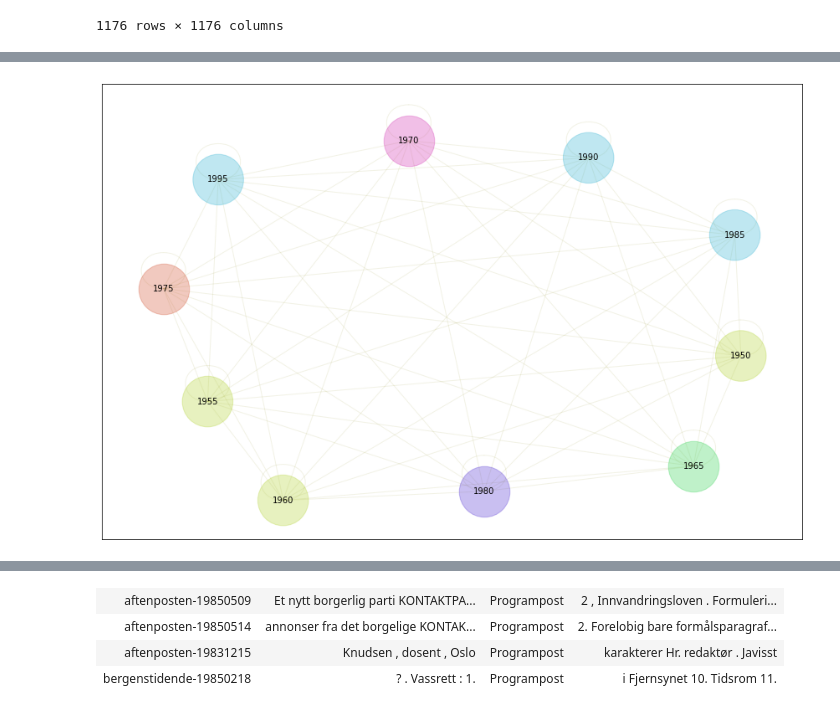
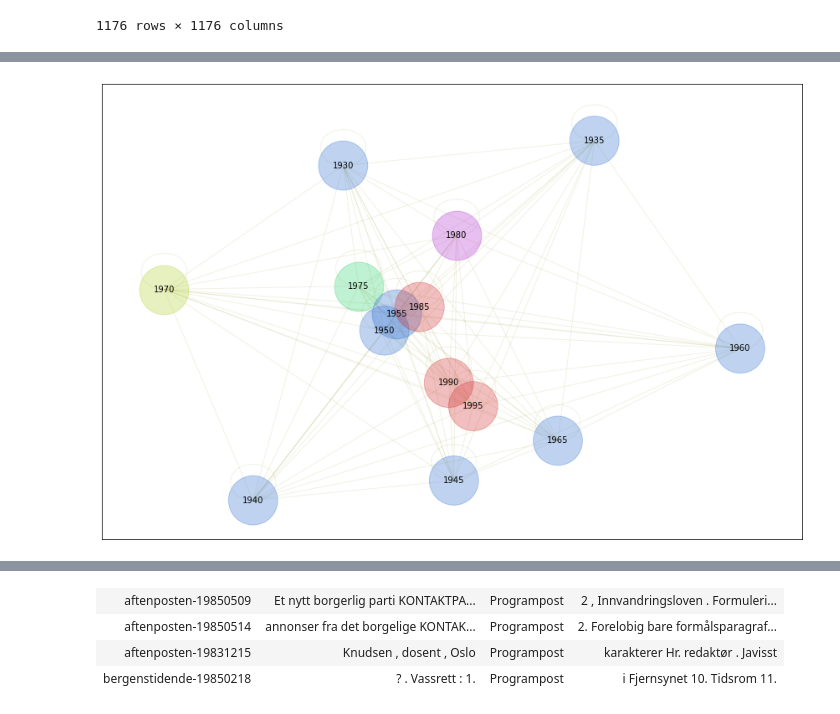
Before and after one commit to Yoonsen/Conceptual_change, a Jupyter notebook: coll_abort.ipynb, the cells around one changed output, grey strips where cells are left out. Cells and saved outputs as stored; diff of their text form; code cells hidden in the pictures.

```diff
--- a/coll_abort.ipynb
+++ b/coll_abort.ipynb
@@ -555,0 +306,8 @@ pmi_dot = pmi.loc[set(words)].dot(pmi.loc[set(words)].transpose())
+# %%
+words = [sub(collocations[x].coll).index for x in collocations]
+# %%
+words = [w for wrd in words for w in wrd]
+# %%
+pmi_w = colls[[(x,'relevance') for x in collocations]].loc[words]
+# %%
+pmi_w.columns = [x[0] for x in pmi_w.columns]
@@ -600,4 +378,4 @@ NodeView((1950, 1955, 1960, 1965, 1970, 1975, 1980, 1985, 1990, 1995))
 # %%
-gnl.show_graph(graph_agg)
+gnl.show_graph(graph)
 # %% [output]
-[figure, old version]
+[figure, new version]
```
Also changed, not shown: parts of 75 cells of this notebook, 2 other files.
